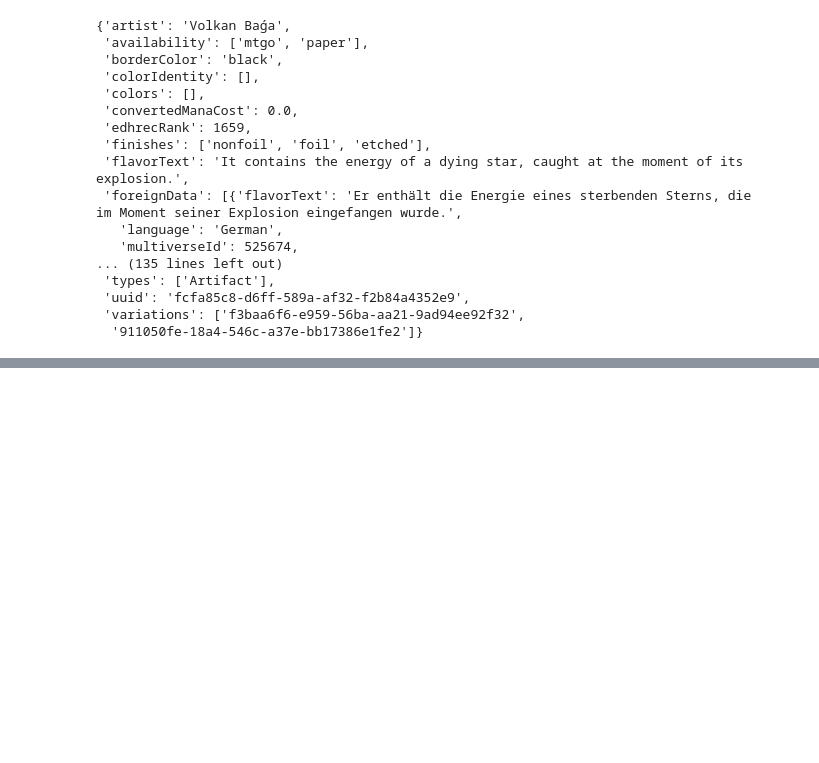
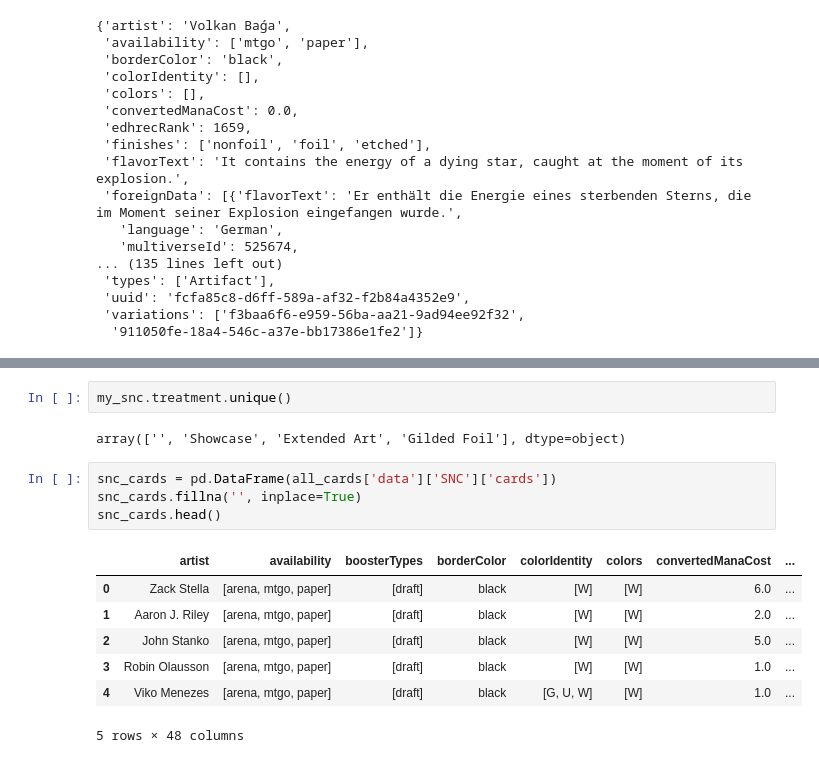
Before and after one commit to saudino480/mtgBinderHelper, a Jupyter notebook: helper/testing_db_fusion.ipynb, the cells around one changed output, grey strips where cells are left out. Cells and saved outputs as stored; diff of their text form; blank space fills up the shorter version.

```diff
--- a/helper/testing_db_fusion.ipynb
+++ b/helper/testing_db_fusion.ipynb
@@ -268,0 +442,16 @@ df
+# %%
+my_snc.treatment.unique()
+# %% [output]
+array(['', 'Showcase', 'Extended Art', 'Gilded Foil'], dtype=object)
+# %%
+snc_cards = pd.DataFrame(all_cards['data']['SNC']['cards'])
+snc_cards.fillna('', inplace=True)
+snc_cards.head()
+# %% [output]
+|  | artist | availability | boosterTypes | borderColor | colorIdentity | colors | convertedManaCost | ... |
+| 0 | Zack Stella | [arena, mtgo, paper] | [draft] | black | [W] | [W] | 6.0 | ... |
+| 1 | Aaron J. Riley | [arena, mtgo, paper] | [draft] | black | [W] | [W] | 2.0 | ... |
+| 2 | John Stanko | [arena, mtgo, paper] | [draft] | black | [W] | [W] | 5.0 | ... |
+| 3 | Robin Olausson | [arena, mtgo, paper] | [draft] | black | [W] | [W] | 1.0 | ... |
+| 4 | Viko Menezes | [arena, mtgo, paper] | [draft] | black | [G, U, W] | [W] | 1.0 | ... |
+5 rows × 48 columns
```
Also changed, not shown: parts of 35 cells of this notebook, 2 other files.
